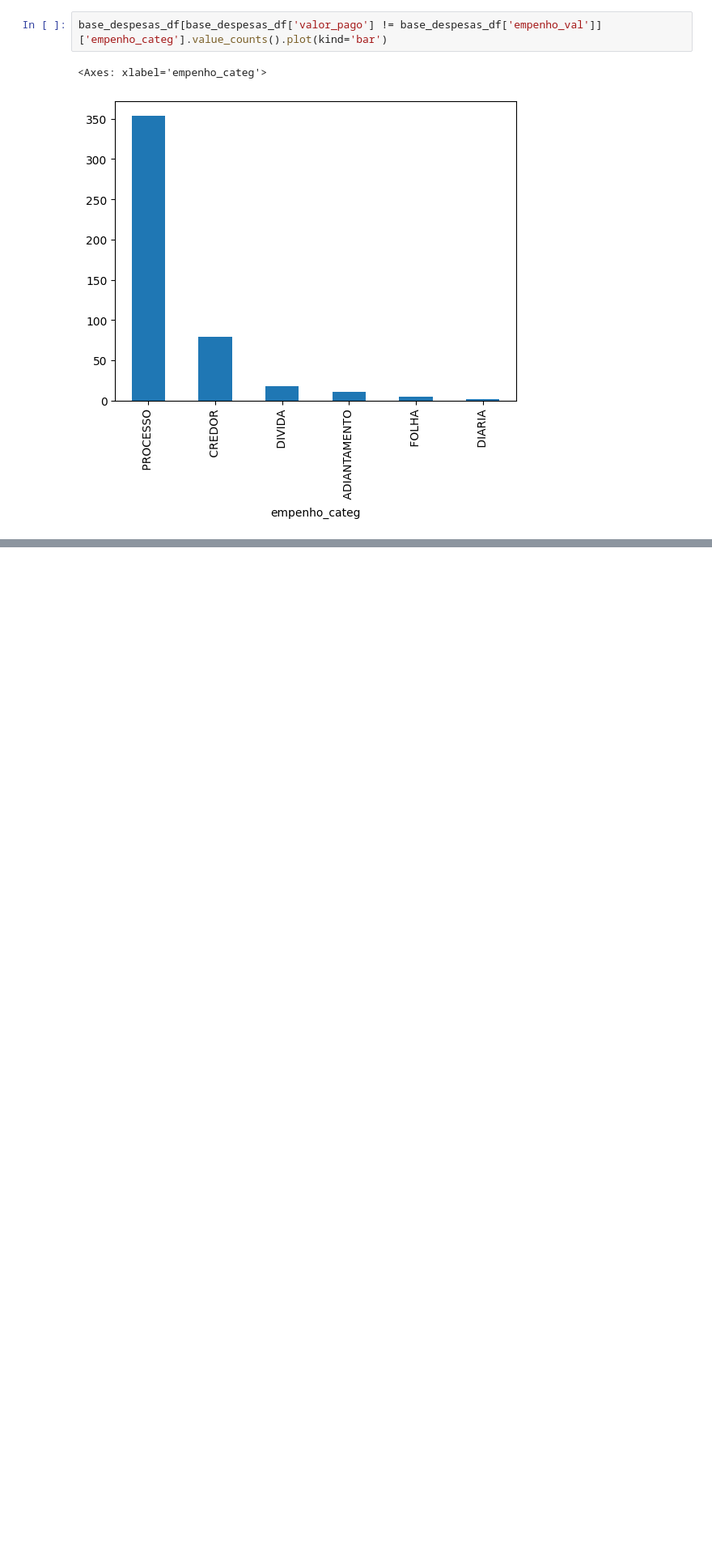
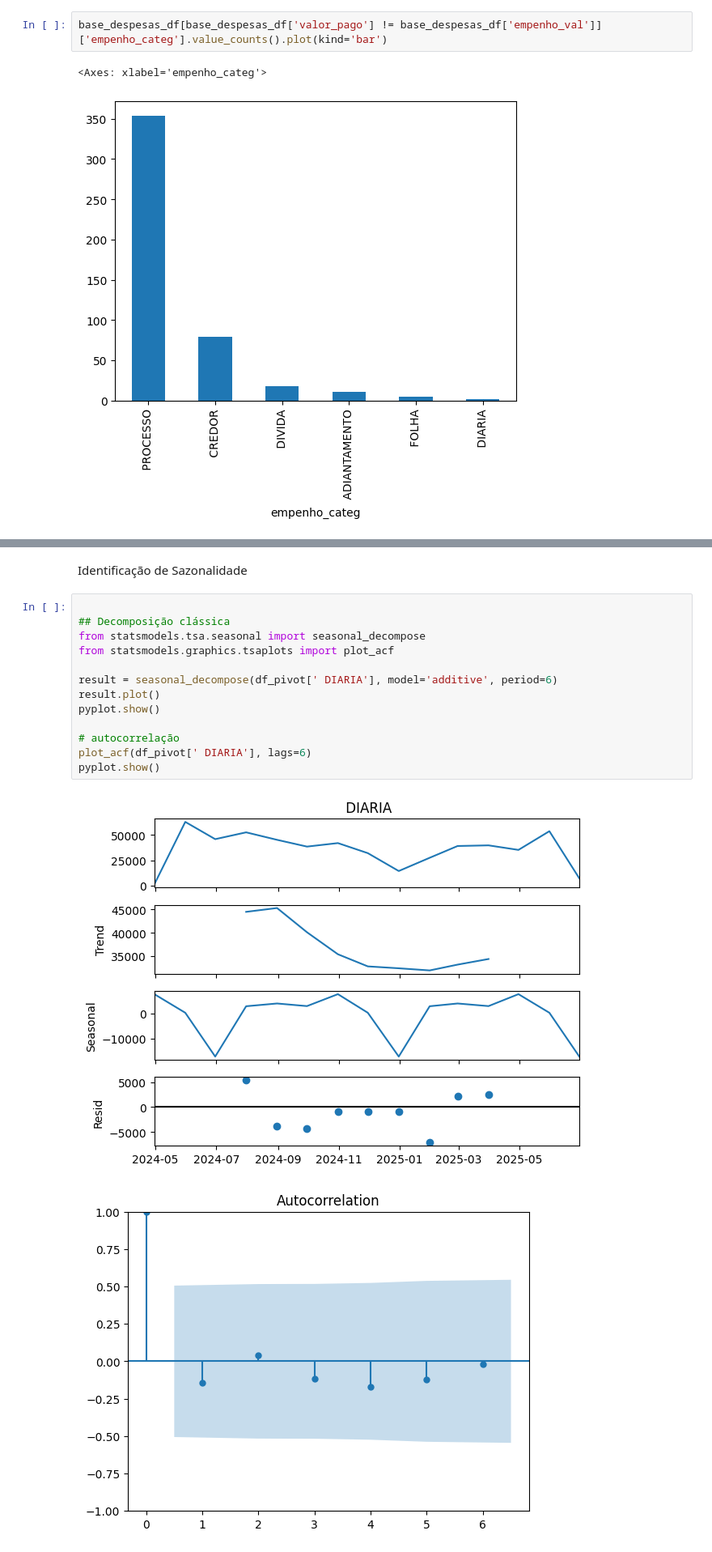
Before and after one commit to MatheusPSantos/ia, a Jupyter notebook: trabalho_final_ia.ipynb, the cells around one changed output, grey strips where cells are left out. Shown at 81% size. Cells and saved outputs as stored; diff of their text form; blank space fills up the shorter version.

```diff
--- a/trabalho_final_ia.ipynb
+++ b/trabalho_final_ia.ipynb
@@ -187,0 +261,18 @@ base_despesas_df_agrupado = base_despesas_df.groupby([pd.Grouper(key='empenho_da
+# %% [markdown]
+Identificação de Sazonalidade
+# %%
+
+## Decomposição clássica
+from statsmodels.tsa.seasonal import seasonal_decompose
+from statsmodels.graphics.tsaplots import plot_acf
+
+result = seasonal_decompose(df_pivot[' DIARIA'], model='additive', period=6)
+result.plot()
+pyplot.show()
+
+# autocorrelação
+plot_acf(df_pivot[' DIARIA'], lags=6)
+pyplot.show()
+# %% [output]
+[figure, added]
+[figure, added]
```
Also changed, not shown: parts of 7 cells of this notebook.
